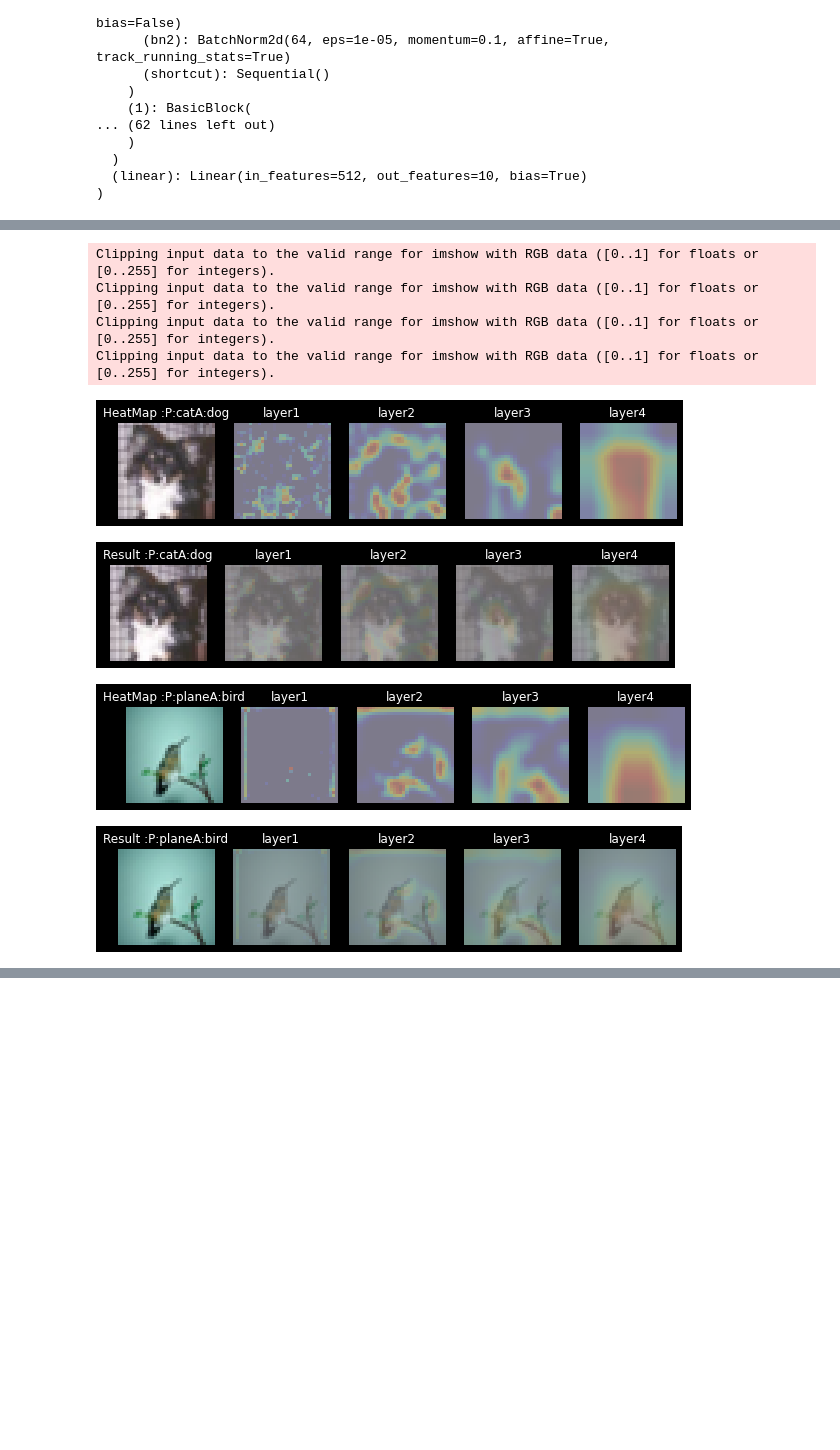
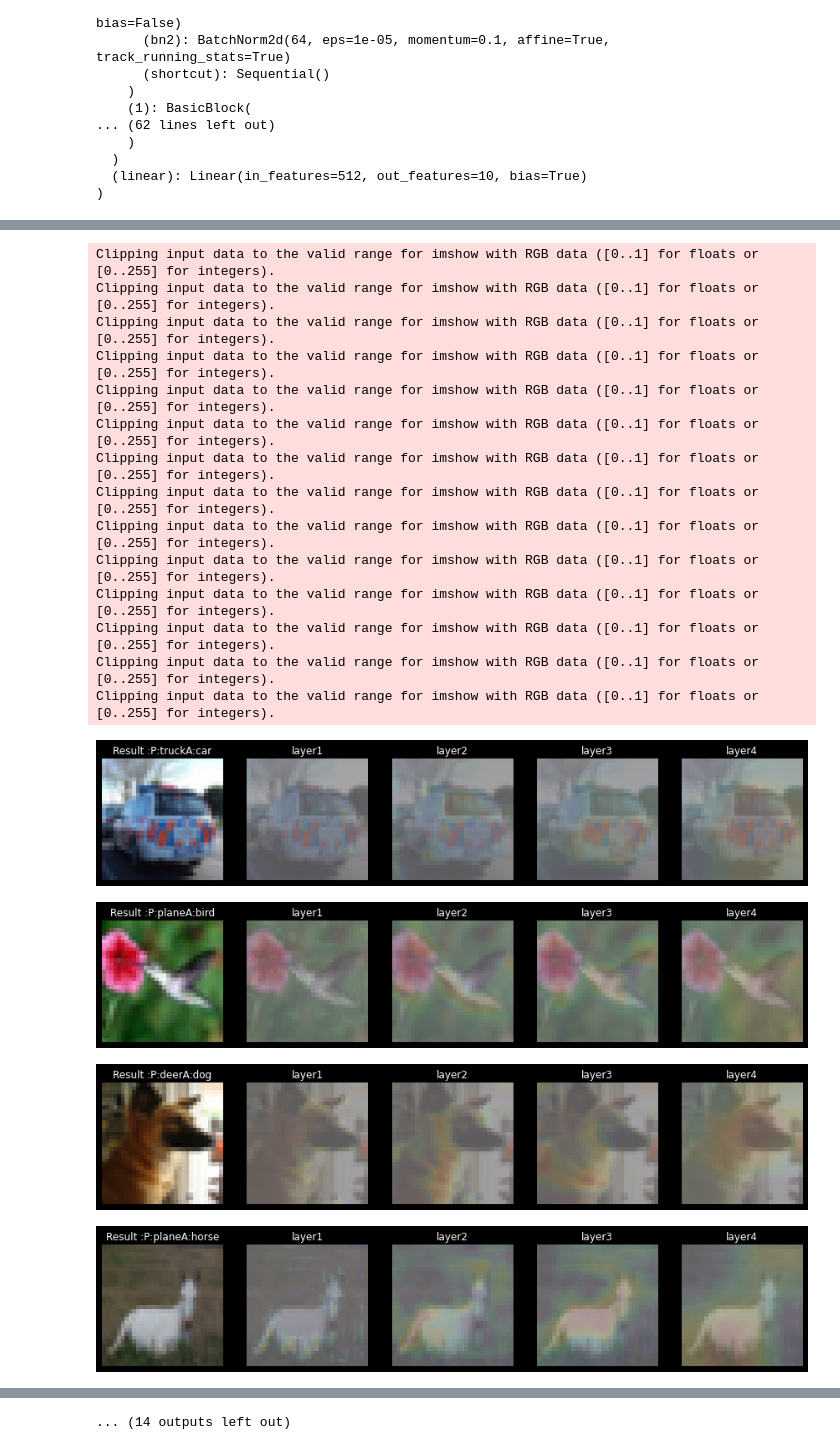
Before and after one commit to jitendramishra1024/EVA5B2, a Jupyter notebook: S10/CIFAR10_JITENDRA_LR_FINDER.ipynb, the cells around one changed output, grey strips where cells are left out. Saved outputs shown, nothing was run; the diff lists cells and outputs as text; code cells hidden in the pictures; blank space fills up the shorter version.

```diff
--- a/S10/CIFAR10_JITENDRA_LR_FINDER.ipynb
+++ b/S10/CIFAR10_JITENDRA_LR_FINDER.ipynb
@@ -198,21 +253,31 @@ Estimated Total Size (MB): 53.89
+# %%
+## **Initialise Loss funtion, Optimizer, Schedular**
+import torch.nn as nn
+import torch.optim as optim
+from torch.optim.lr_scheduler import ReduceLROnPlateau
+criterion = nn.CrossEntropyLoss()
+optimizer = optim.SGD(model.parameters(), lr=Best_lr,momentum=0.9 ,weight_decay = 0.0001)
+scheduler = ReduceLROnPlateau(optimizer, patience = 3)
 # %%
 
-import torch.optim as optim
-from torch.optim.lr_scheduler import StepLR
-lossfunc = nn.CrossEntropyLoss()
-optimizer = optim.SGD(model.parameters(), lr=Args.learning_rate, momentum=Args.momentum,weight_decay=Args.lambda_l2)
-scheduler = StepLR(optimizer, step_size=Args.step_size, gamma=0.1)
+# import torch.optim as optim
+# from torch.optim.lr_scheduler import StepLR
+# lossfunc = nn.CrossEntropyLoss()
+# optimizer = optim.SGD(model.parameters(), lr=Args.learning_rate, momentum=Args.momentum,weight_decay=Args.lambda_l2)
+# scheduler = StepLR(optimizer, step_size=Args.step_size, gamma=0.1)
 # %%
 #Test
 EPOCHS = Args.epochs
 
+EPOCHS = 50
 trainer = train.Trainer()
 tester  = test.Tester()
+lossfunc=criterion
 
 for epoch in range(EPOCHS):
-  print("EPOCH:", epoch+1, "last LR=",scheduler.get_last_lr(), "CURRENT LR = ", scheduler.get_lr())
+  print("EPOCH:", epoch+1, 'LR:',optimizer.param_groups[0]['lr'])
   trainer.train(model, device, trainloader, optimizer, lossfunc, epoch, Args.lambda_l1)
-  scheduler.step()
+  #scheduler.step()
   tester.test(model, device, testloader)
 
 test_losses,test_acc=tester.getValuesTest()
@@ -350,14 +417,24 @@ gradcam.grad_cam_for_user_defined_images(img_name,device,mean,std,model)
 # %%
 missed_images, predicted, actual = plot_misclassified_image.get_misclassified(model,testloader,device)
 
 #lets see gradcam of  4 misclassified images
-gradcam.show_gradcam_for_n_images(4,missed_images,predicted,actual,classes,model,device,mean,std)
+gradcam.show_gradcam_for_n_images_only_result(25,missed_images,predicted,actual,classes,model,device,mean,std)
 # %% [output]
 Clipping input data to the valid range for imshow with RGB data ([0..1] for floats or [0..255] for integers).
 Clipping input data to the valid range for imshow with RGB data ([0..1] for floats or [0..255] for integers).
 Clipping input data to the valid range for imshow with RGB data ([0..1] for floats or [0..255] for integers).
 Clipping input data to the valid range for imshow with RGB data ([0..1] for floats or [0..255] for integers).
+Clipping input data to the valid range for imshow with RGB data ([0..1] for floats or [0..255] for integers).
+Clipping input data to the valid range for imshow with RGB data ([0..1] for floats or [0..255] for integers).
+Clipping input data to the valid range for imshow with RGB data ([0..1] for floats or [0..255] for integers).
+Clipping input data to the valid range for imshow with RGB data ([0..1] for floats or [0..255] for integers).
+Clipping input data to the valid range for imshow with RGB data ([0..1] for floats or [0..255] for integers).
+Clipping input data to the valid range for imshow with RGB data ([0..1] for floats or [0..255] for integers).
+Clipping input data to the valid range for imshow with RGB data ([0..1] for floats or [0..255] for integers).
+Clipping input data to the valid range for imshow with RGB data ([0..1] for floats or [0..255] for integers).
+Clipping input data to the valid range for imshow with RGB data ([0..1] for floats or [0..255] for integers).
+Clipping input data to the valid range for imshow with RGB data ([0..1] for floats or [0..255] for integers).
-[figure, old version]
+[figure, new version]
-[figure, old version]
+[figure, new version]
-[figure, old version]
+[figure, new version]
-[figure, old version]
+[figure, new version]
@@ -368,3 +448,4 @@ Clipping input data to the valid range for imshow with RGB data ([0..1] for floa
+... (14 outputs left out)
 # %%
 proper_images, predicted, actual = plot_misclassified_image.get_properclassified(model,testloader,device)
 
```
Also changed, not shown: parts of 17 cells of this notebook, 5 other files.
